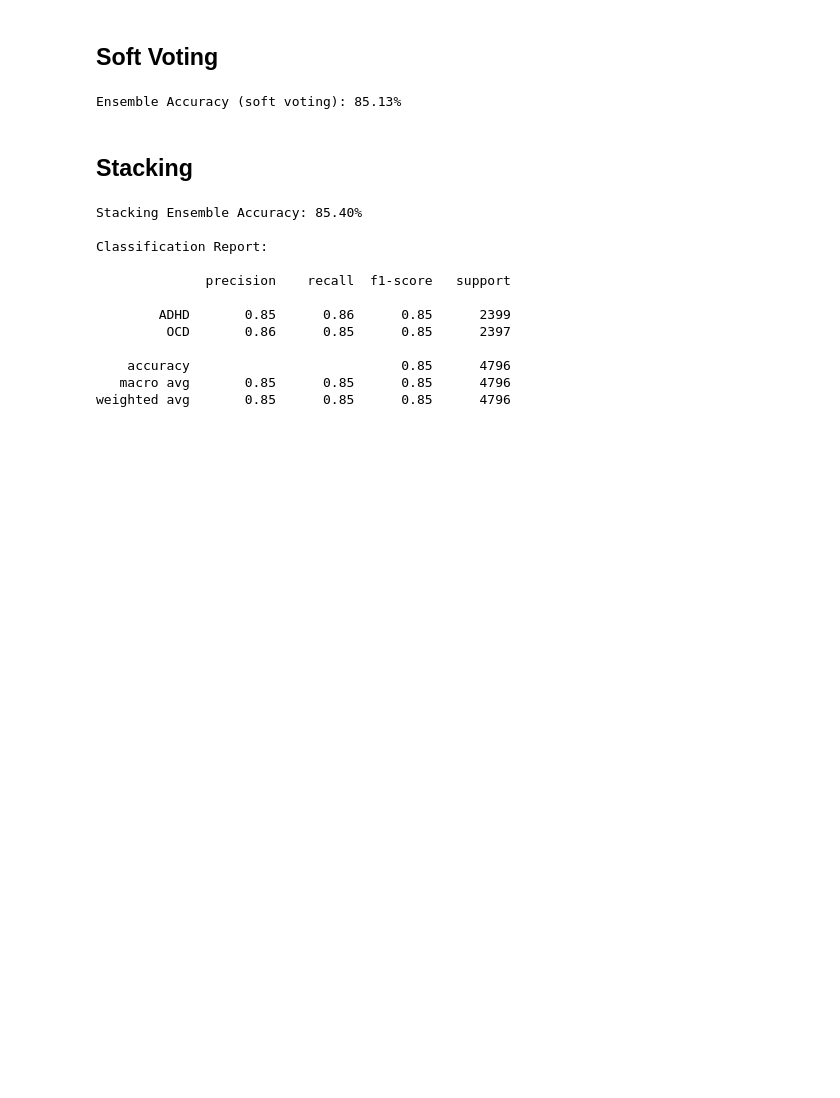
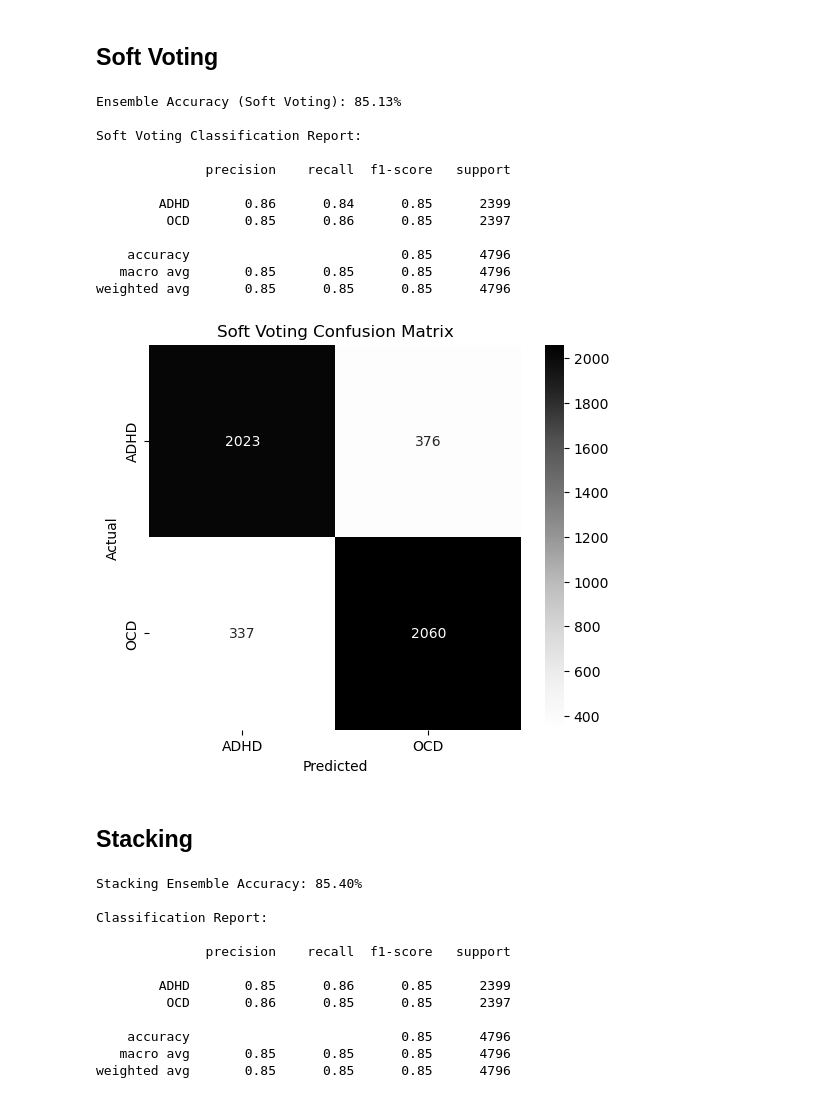
Before and after one commit to jeshmin-shrestha/ADHD-OCD-Reddit-Classifier, a Jupyter notebook: 23048596 Jeshmin Shrestha.ipynb, the cells around one changed output. Drawn from its saved outputs; the diff is of its cells as text; code cells hidden in the pictures; blank space fills up the shorter version.

```diff
--- a/23048596 Jeshmin Shrestha.ipynb
+++ b/23048596 Jeshmin Shrestha.ipynb
@@ -748,36 +777,57 @@ Ensemble Accuracy (hard voting): 85.05%
 # %%
 from sklearn.svm import SVC
 from sklearn.ensemble import VotingClassifier
 from sklearn.linear_model import LogisticRegression
 from sklearn.naive_bayes import MultinomialNB
 from sklearn.metrics import accuracy_score
 
 # Models
 lr_model = LogisticRegression(max_iter=2000, C=1, random_state=42)
 svm_model = SVC(kernel='linear', probability=True, C=1, random_state=42)  # probability=True
 nb_model = MultinomialNB(alpha=1.0)
 
-# Ensemble using soft voting
-ensemble = VotingClassifier(
+# SOFT VOTING
+soft_ensemble = VotingClassifier(
     estimators=[
         ('lr', lr_model),
-        ('svm', svm_model),
+        ('svm', svm_model),   # SVC with probability=True
         ('nb', nb_model)
     ],
-    voting='soft'  # soft voting uses predict_proba
+    voting='soft'
 )
 
-# Train ensemble
-ensemble.fit(X_train_tfidf, y_train)
+soft_ensemble.fit(X_train_tfidf, y_train)
 
-# Predict
-y_pred_ensemble = ensemble.predict(X_test_tfidf)
+y_pred_soft= soft_ensemble.predict(X_test_tfidf)
 
-# Accuracy
-acc_soft_voting = accuracy_score(y_test, y_pred_ensemble)
-print(f'Ensemble Accuracy (soft voting): {acc_soft_voting*100:.2f}%')
+acc_soft_voting = accuracy_score(y_test, y_pred_soft)
+print(f'Ensemble Accuracy (Soft Voting): {acc_soft_voting*100:.2f}%\n')
+
+print("Soft Voting Classification Report:\n")
+print(classification_report(y_test, y_pred_soft, target_names=['ADHD','OCD']))
+
+cm_soft = confusion_matrix(y_test, y_pred_soft)
+plt.figure(figsize=(6,5))
+sns.heatmap(cm_soft, annot=True, fmt='d', cmap='Greys',
+            xticklabels=['ADHD','OCD'], yticklabels=['ADHD','OCD'])
+plt.title('Soft Voting Confusion Matrix')
+plt.xlabel('Predicted')
+plt.ylabel('Actual')
+plt.show()
 # %% [output]
-Ensemble Accuracy (soft voting): 85.13%
+Ensemble Accuracy (Soft Voting): 85.13%
+
+Soft Voting Classification Report:
+
+              precision    recall  f1-score   support
+
+        ADHD       0.86      0.84      0.85      2399
+         OCD       0.85      0.86      0.85      2397
+
+    accuracy                           0.85      4796
+   macro avg       0.85      0.85      0.85      4796
+weighted avg       0.85      0.85      0.85      4796
+[figure, added]
 # %% [markdown]
 ## Stacking
 # %%
```
Also changed, not shown: parts of 14 cells of this notebook.
